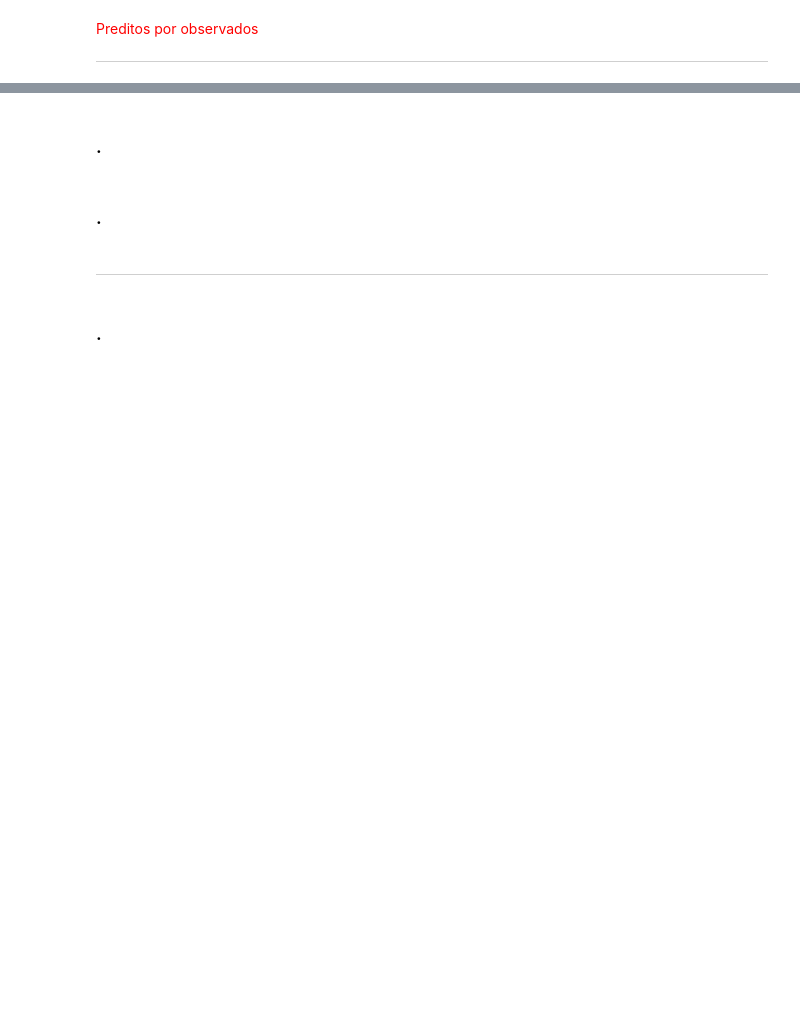
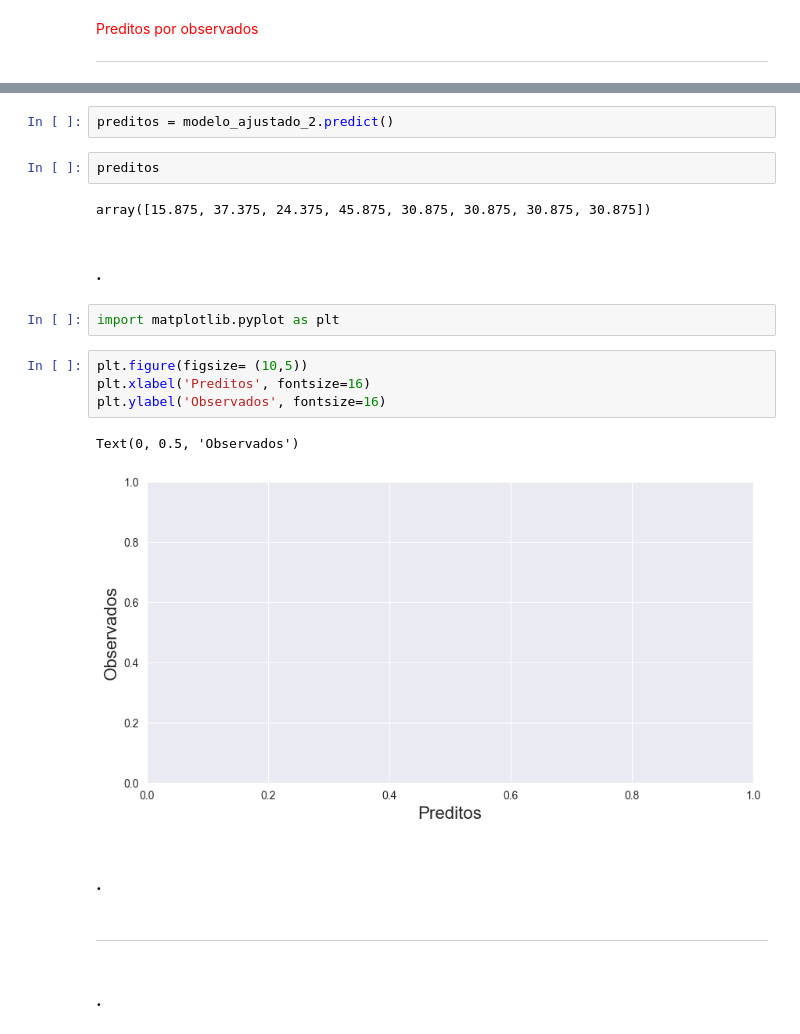
Before and after one commit to fcardosoo/15-Alura-Analise-de-experimentos-testes-mapas-de-cores-e-analises-dos-dados, a Jupyter notebook: Planejamento_experimentos_aula.ipynb, the cells around one changed output, grey strips where cells are left out. Cells and saved outputs as stored; diff of their text form; blank space fills up the shorter version.

```diff
--- a/Planejamento_experimentos_aula.ipynb
+++ b/Planejamento_experimentos_aula.ipynb
@@ -455,5 +522,20 @@ pareto.plot(limite, nome, 'r')
+# %%
+preditos = modelo_ajustado_2.predict()
+# %%
+preditos
+# %% [output]
+array([15.875, 37.375, 24.375, 45.875, 30.875, 30.875, 30.875, 30.875])
 # %% [markdown]
 ### .
+# %%
+import matplotlib.pyplot as plt
+# %%
+plt.figure(figsize= (10,5))
+plt.xlabel('Preditos', fontsize=16)
+plt.ylabel('Observados', fontsize=16)
+# %% [output]
+Text(0, 0.5, 'Observados')
+[figure, added]
 # %% [markdown]
 ### .
 # %% [markdown]
```
Also changed, not shown: parts of 13 cells of this notebook.
